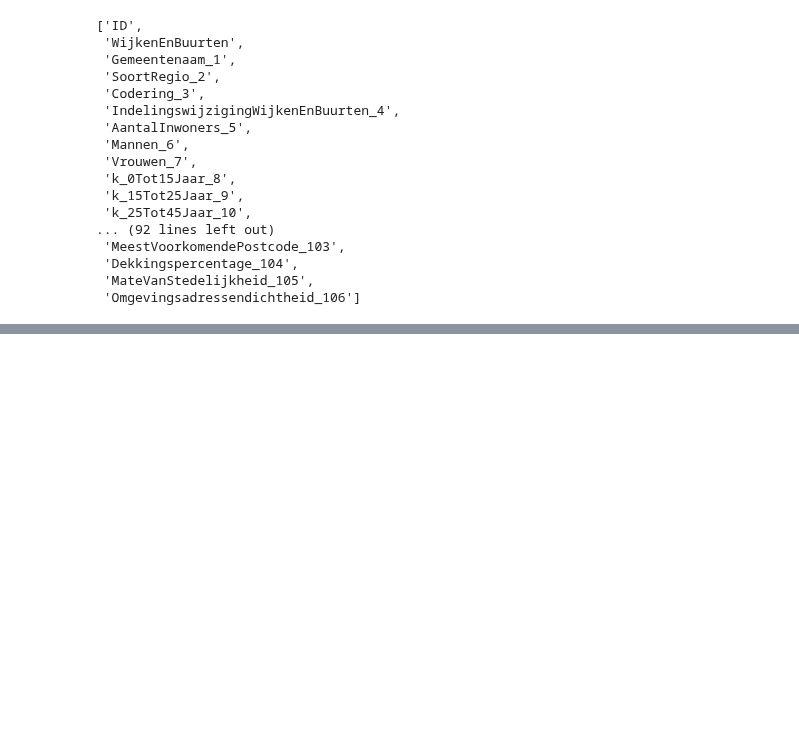
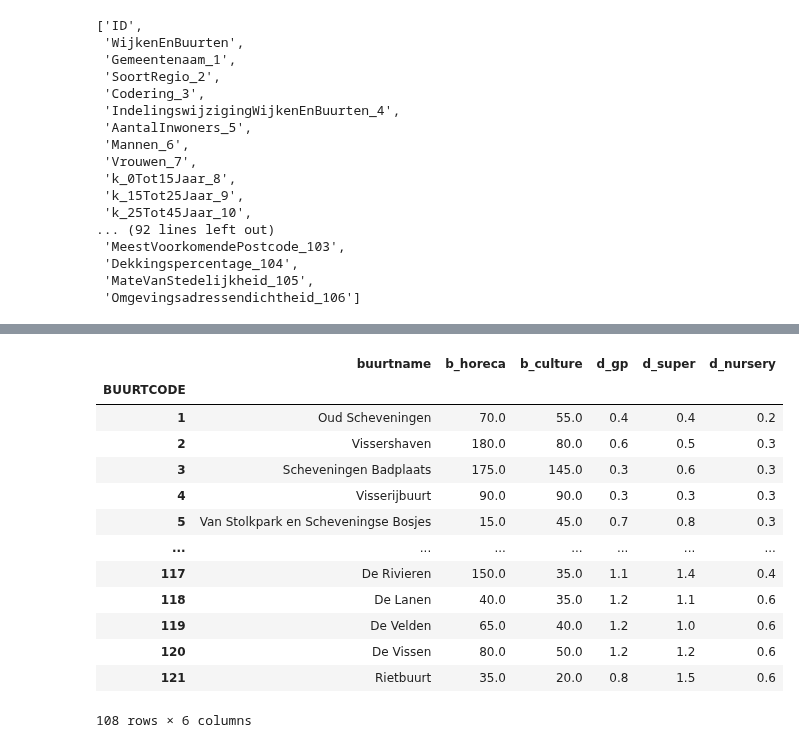
Before and after one commit to J-h-V/OpenDataDenHaag, a Jupyter notebook: Python/NeighborhoodGIS.ipynb, the cells around one changed output, grey strips where cells are left out. Saved outputs shown, nothing was run; the diff lists cells and outputs as text; code cells hidden in the pictures; blank space fills up the shorter version.

Commit message:
Added amenities data

```diff
--- a/Python/NeighborhoodGIS.ipynb
+++ b/Python/NeighborhoodGIS.ipynb
@@ -49,0 +45,10 @@ buurten[buurten["BUURTCODE"]==43]
+# %%
+#TODO add distance to school!
+amenities_data = dh_buurt_data_19[['WijkenEnBuurten','GIHandelEnHoreca_84',
+ 'RUCultuurRecreatieOverigeDiensten_88','AfstandTotHuisartsenpraktijk_95',
+ 'AfstandTotGroteSupermarkt_96', 'AfstandTotKinderdagverblijf_97']].rename(columns={'WijkenEnBuurten':'buurtname'}).merge(buurt_code, left_on='buurtname',
+                                right_on='BUURTNAAM',validate="1:1").set_index("BUURTCODE").drop("BUURTNAAM",axis=1)
+# %%
+amenities_data = amenities_data.rename(columns={'GIHandelEnHoreca_84':"b_horeca",
+ 'RUCultuurRecreatieOverigeDiensten_88':"b_culture",'AfstandTotHuisartsenpraktijk_95':"d_gp",
+ 'AfstandTotGroteSupermarkt_96':"d_super", 'AfstandTotKinderdagverblijf_97':"d_nursery"}).sort_index()
@@ -117,0 +108,17 @@ citizen_data
+# %%
+amenities_data
+# %% [output]
+|  | buurtname | b_horeca | b_culture | d_gp | d_super | d_nursery |
+| BUURTCODE |  |  |  |  |  |  |
+| 1 | Oud Scheveningen | 70.0 | 55.0 | 0.4 | 0.4 | 0.2 |
+| 2 | Vissershaven | 180.0 | 80.0 | 0.6 | 0.5 | 0.3 |
+| 3 | Scheveningen Badplaats | 175.0 | 145.0 | 0.3 | 0.6 | 0.3 |
+| 4 | Visserijbuurt | 90.0 | 90.0 | 0.3 | 0.3 | 0.3 |
+| 5 | Van Stolkpark en Scheveningse Bosjes | 15.0 | 45.0 | 0.7 | 0.8 | 0.3 |
+| ... | ... | ... | ... | ... | ... | ... |
+| 117 | De Rivieren | 150.0 | 35.0 | 1.1 | 1.4 | 0.4 |
+| 118 | De Lanen | 40.0 | 35.0 | 1.2 | 1.1 | 0.6 |
+| 119 | De Velden | 65.0 | 40.0 | 1.2 | 1.0 | 0.6 |
+| 120 | De Vissen | 80.0 | 50.0 | 1.2 | 1.2 | 0.6 |
+| 121 | Rietbuurt | 35.0 | 20.0 | 0.8 | 1.5 | 0.6 |
+108 rows × 6 columns
```
Also changed, not shown: parts of 3 cells of this notebook, 5 other files.
